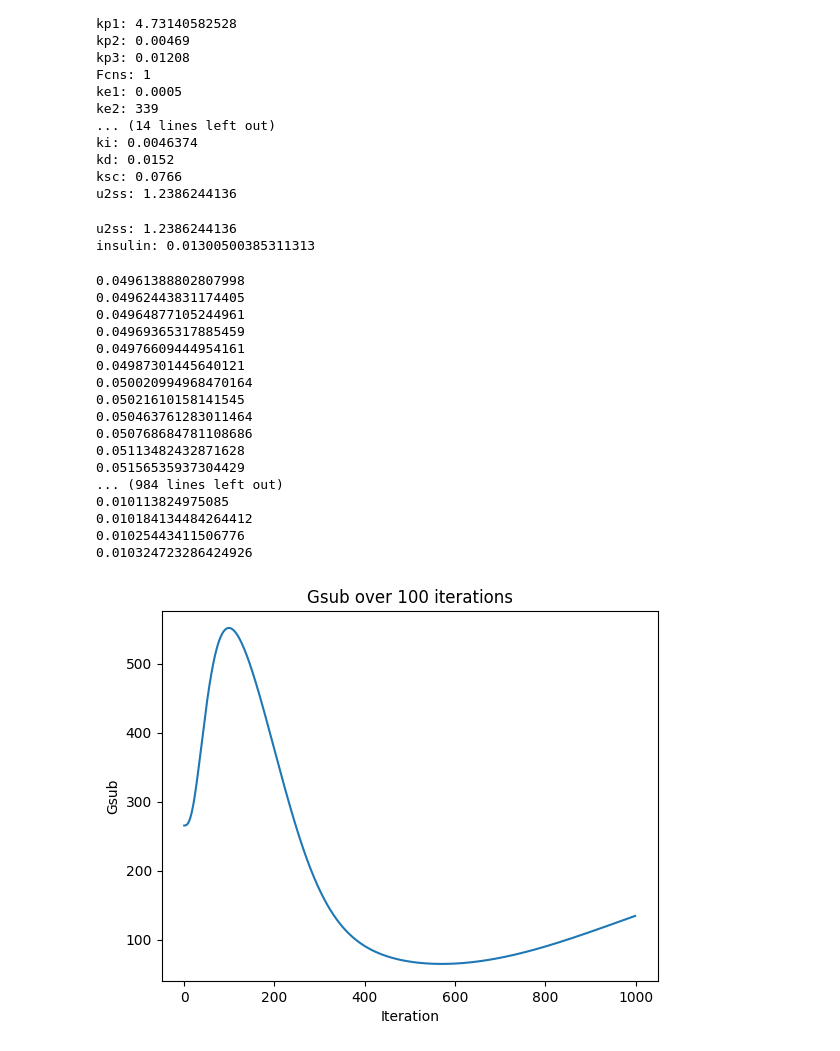
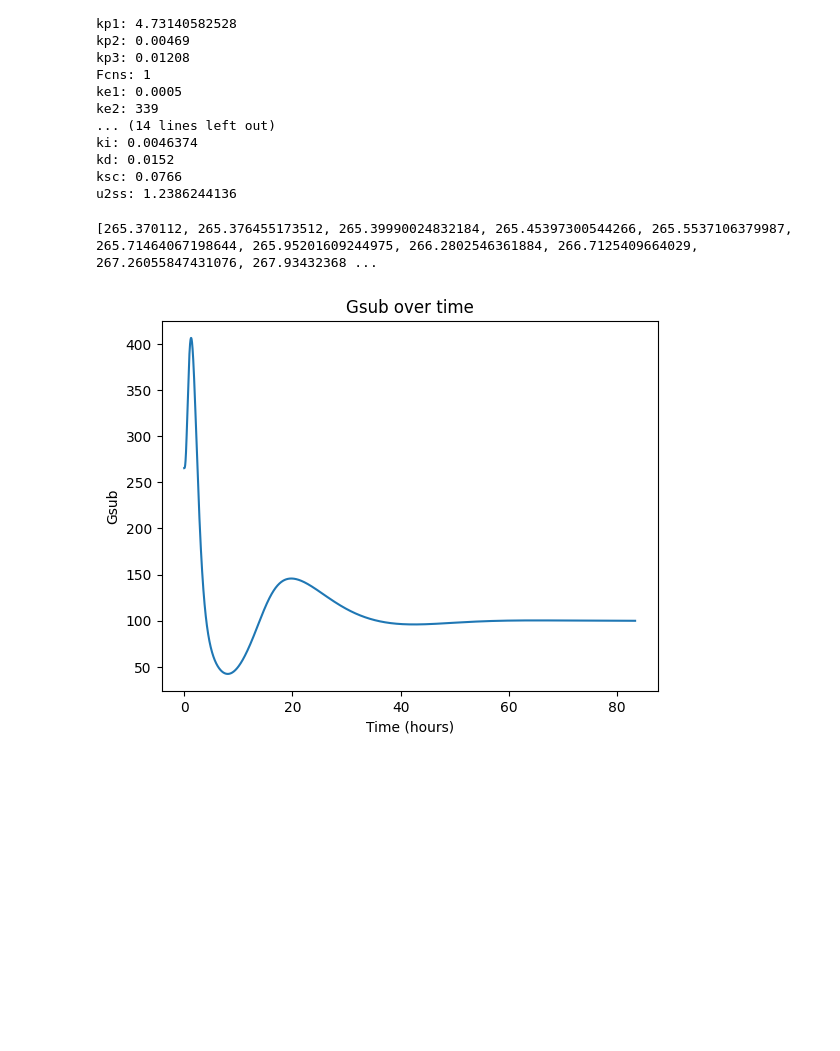
Before and after one commit to trengx/trengx, a Jupyter notebook: notebooks/diabetes_simulator.ipynb, the cells around one changed output. Drawn from its saved outputs; the diff is of its cells as text; code cells hidden in the pictures; blank space fills up the shorter version.

```diff
--- a/notebooks/diabetes_simulator.ipynb
+++ b/notebooks/diabetes_simulator.ipynb
@@ -163,22 +163,12 @@ ki: 0.0046374
 kd: 0.0152
 ksc: 0.0766
 u2ss: 1.2386244136
-# %%
-# Inputs
-u2ss = value(pt, 'u2ss')
-print (f'u2ss: {u2ss}')
-
-
-print (f'insulin: {insulin}')
-# %% [output]
-u2ss: 1.2386244136
-insulin: 0.01300500385311313
 # %%
-def step(i, insulin, Qsto1=None, Qsto2=None, Qgut=None, Gp=None, Gt=None, Ip=None, X=None, Id=None, I1=None, Il=None, Isc1=None, Isc2=None, Gsub=None):
+def step(i, insulin, glucose_intake, Qsto1=None, Qsto2=None, Qgut=None, Gp=None, Gt=None, Ip=None, X=None, Id=None, I1=None, Il=None, Isc1=None, Isc2=None, Gsub=None):
 
-    if i == 0:
-        D = 75000
-    else: D = 0.00001
+    if i == 0 and glucose_intake != 0:
+        D = glucose_intake
+    else: D = 0.0000001  # Prevent division by zero
 
     basal = u2ss * BW / 6000  # U/min
 
@@ -253,8 +243,8 @@ def step(i, insulin, Qsto1=None, Qsto2=None, Qgut=None, Gp=None, Gt=None, Ip=Non
         'Gt': Gt,
         'Ip': Ip,
         'X': X,
+        'I1': I1,
         'Id': Id,
-        'I1': I1,
         'Il': Il,
         'Isc1': Isc1,
         'Isc2': Isc2,
@@ -262,64 +252,55 @@ def step(i, insulin, Qsto1=None, Qsto2=None, Qgut=None, Gp=None, Gt=None, Ip=Non
     }
 # %%
 kwargs = {'Qsto1': Qsto1, 'Qsto2': Qsto2, 'Qgut': Qgut, 'Gp': Gp, 'Gt': Gt, 'Ip': Ip,
-          'X': X, 'Id': Id, 'I1': I1, 'Il': Il, 'Isc1': Isc1, 'Isc2': Isc2, 'Gsub': Gsub}
+          'X': X, 'I1': I1, 'Id': Id, 'Il': Il, 'Isc1': Isc1, 'Isc2': Isc2, 'Gsub': Gsub}
 # %%
 # PID control
 import matplotlib.pyplot as plt
 import numpy as np
 
-N = 1000
+N = 5000
 state_name = 'Gsub'
 
-state_dicts = []  # a list to store state dictionaries
+state_dicts = [kwargs]  # a list to store state dictionaries
 sum_error = 0
 diff_error = 0
 pre_error = 0
-Kp = 0.0003
-Ki = 0
-Kd = 0
+Kp = 0.0003  # 0.0003
+Ki = 0.0000008 # 0.0000008
+Kd = 0.06 # 0.06
 target = 100
 insulin = 0
+glucose_intake = 50000  # valid only when i = 0 (mg)
+time_minutes = np.arange(N)  # array to store time in minutes
 
-for i in range(N):
-    state_dict = step(i, insulin, **kwargs)
+for i in range(N-1):
+    state_dict = step(i, insulin, glucose_intake, **kwargs)
     Gsub = state_dict['Gsub']
     error = Gsub - target
     diff_error = error - pre_error
     sum_error += error
 
     insulin = Kp * error + Ki * sum_error + Kd * diff_error
-    if insulin < 0: insulin = 0
-    print (insulin)
+    if insulin < 0:
+        insulin = 0
+
     state_dicts.append(state_dict)
     kwargs = state_dict  # update kwargs with the new state for the next iteration
     pre_error = error
 
 # After the loop, extract Gsub values from state_dicts into a list
 state_values = [d[state_name] for d in state_dicts]
+print (state_values)
+
+# Convert time from minutes to hours
+time_hours = time_minutes / 60
 
 # Now plot
-plt.plot(np.arange(N), state_values)
-plt.title(f'{state_name} over 100 iterations')
-plt.xlabel('Iteration')
+plt.plot(time_hours, state_values)
+plt.title(f'{state_name} over time')
+plt.xlabel('Time (hours)')
 plt.ylabel(state_name)
 plt.show()
 # %% [output]
-0.04961388802807998
-0.04962443831174405
-0.04964877105244961
-0.04969365317885459
-0.04976609444954161
-0.04987301445640121
-0.050020994968470164
-0.05021610158141545
-0.050463761283011464
-0.050768684781108686
-0.05113482432871628
-0.05156535937304429
-... (984 lines left out)
-0.010113824975085
-0.010184134484264412
-0.01025443411506776
-0.010324723286424926
+[265.370112, 265.376455173512, 265.39990024832184, 265.45397300544266, 265.5537106379987, 265.71464067198644, 265.95201609244975, 266.2802546361884, 266.7125409664029, 267.26055847431076, 267.93432368 ...
-[figure, old version]
+[figure, new version]
```
Also changed, not shown: parts of 2 cells of this notebook.
